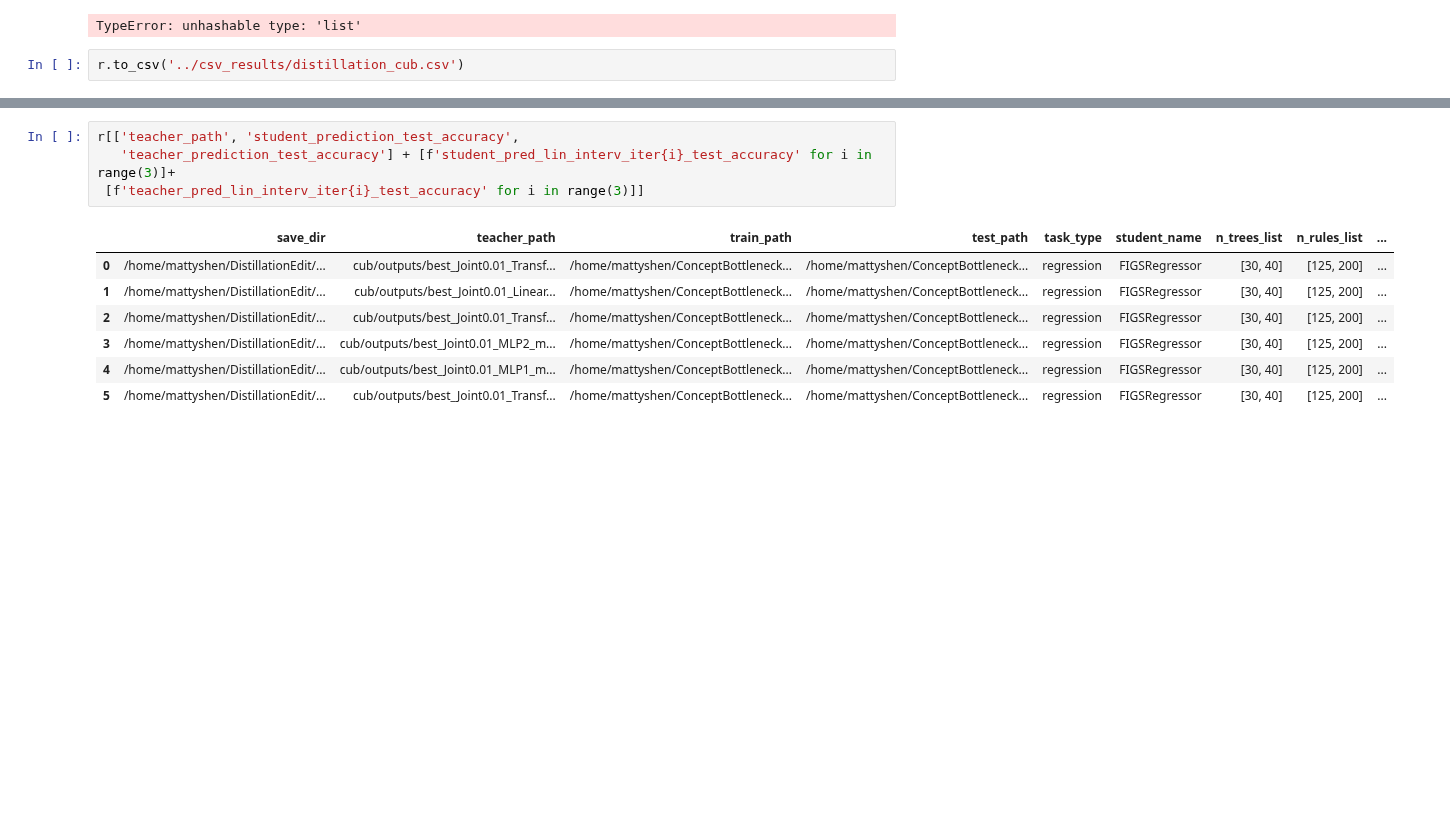
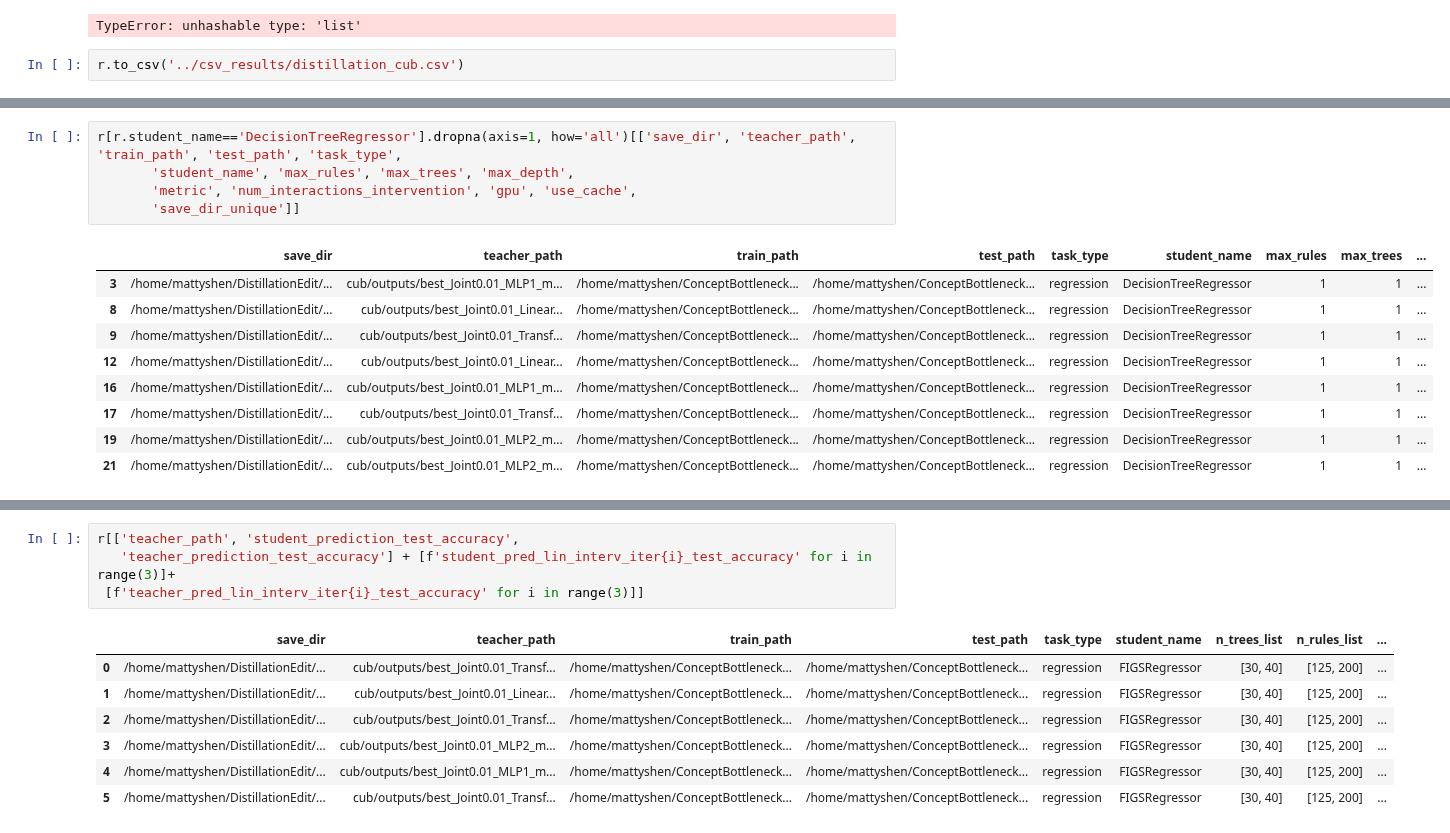
Before and after one commit to mattyshen/adaptiveTTI, a Jupyter notebook: notebooks/distillation_cub.ipynb, the cells around one changed output, grey strips where cells are left out. Drawn from its saved outputs; the diff is of its cells as text; blank space fills up the shorter version.

```diff
--- a/notebooks/distillation_cub.ipynb
+++ b/notebooks/distillation_cub.ipynb
@@ -36,0 +48,15 @@ r.to_csv('../csv_results/distillation_cub.csv')
+# %%
+r[r.student_name=='DecisionTreeRegressor'].dropna(axis=1, how='all')[['save_dir', 'teacher_path', 'train_path', 'test_path', 'task_type',
+       'student_name', 'max_rules', 'max_trees', 'max_depth',
+       'metric', 'num_interactions_intervention', 'gpu', 'use_cache',
+       'save_dir_unique']]
+# %% [output]
+|  | save_dir | teacher_path | train_path | test_path | task_type | student_name | max_rules | max_trees | ... |
+| 3 | /home/mattyshen/DistillationEdit/... | cub/outputs/best_Joint0.01_MLP1_m... | /home/mattyshen/ConceptBottleneck... | /home/mattyshen/ConceptBottleneck... | regression | DecisionTreeRegressor | 1 | 1 | ... |
+| 8 | /home/mattyshen/DistillationEdit/... | cub/outputs/best_Joint0.01_Linear... | /home/mattyshen/ConceptBottleneck... | /home/mattyshen/ConceptBottleneck... | regression | DecisionTreeRegressor | 1 | 1 | ... |
+| 9 | /home/mattyshen/DistillationEdit/... | cub/outputs/best_Joint0.01_Transf... | /home/mattyshen/ConceptBottleneck... | /home/mattyshen/ConceptBottleneck... | regression | DecisionTreeRegressor | 1 | 1 | ... |
+| 12 | /home/mattyshen/DistillationEdit/... | cub/outputs/best_Joint0.01_Linear... | /home/mattyshen/ConceptBottleneck... | /home/mattyshen/ConceptBottleneck... | regression | DecisionTreeRegressor | 1 | 1 | ... |
+| 16 | /home/mattyshen/DistillationEdit/... | cub/outputs/best_Joint0.01_MLP1_m... | /home/mattyshen/ConceptBottleneck... | /home/mattyshen/ConceptBottleneck... | regression | DecisionTreeRegressor | 1 | 1 | ... |
+| 17 | /home/mattyshen/DistillationEdit/... | cub/outputs/best_Joint0.01_Transf... | /home/mattyshen/ConceptBottleneck... | /home/mattyshen/ConceptBottleneck... | regression | DecisionTreeRegressor | 1 | 1 | ... |
+| 19 | /home/mattyshen/DistillationEdit/... | cub/outputs/best_Joint0.01_MLP2_m... | /home/mattyshen/ConceptBottleneck... | /home/mattyshen/ConceptBottleneck... | regression | DecisionTreeRegressor | 1 | 1 | ... |
+| 21 | /home/mattyshen/DistillationEdit/... | cub/outputs/best_Joint0.01_MLP2_m... | /home/mattyshen/ConceptBottleneck... | /home/mattyshen/ConceptBottleneck... | regression | DecisionTreeRegressor | 1 | 1 | ... |
```
Also changed, not shown: parts of 6 cells of this notebook, 15 other files.
